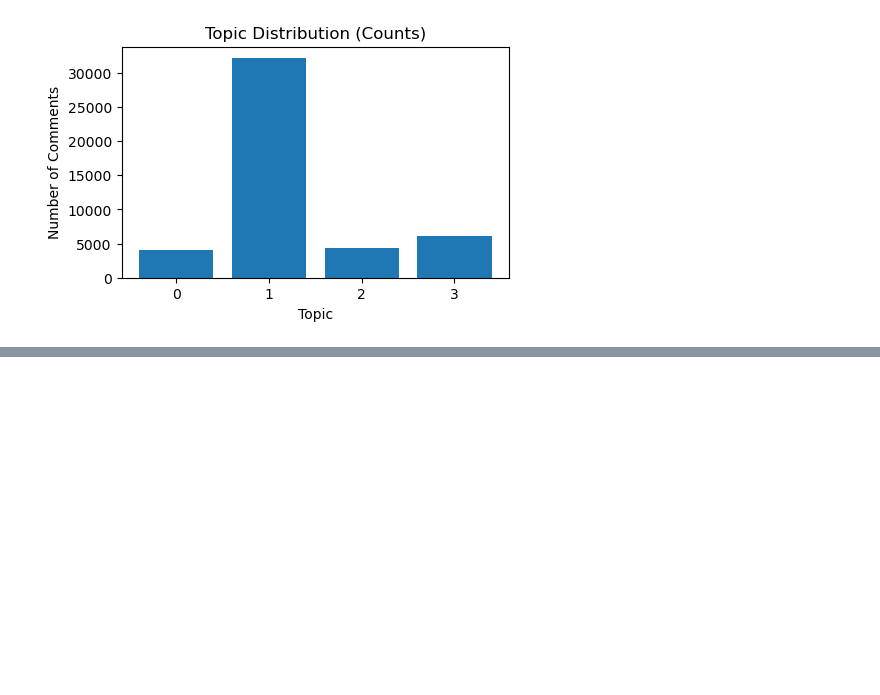
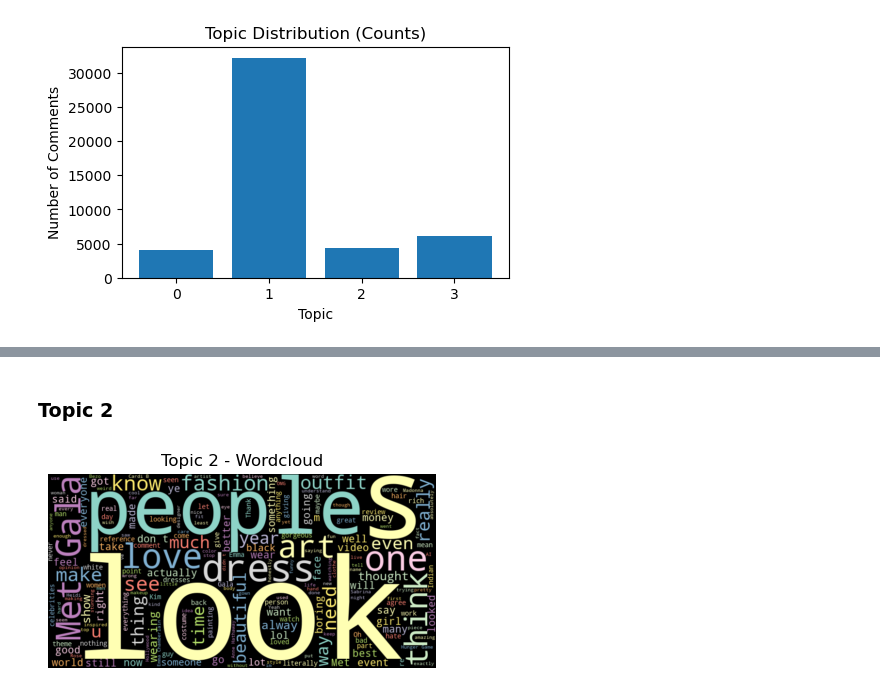
Before and after one commit to gnol-123/Network-Analysis-Project, a Jupyter notebook: notebooks/05_topic_modelling_and_analysis.ipynb, the cells around one changed output, grey strips where cells are left out. Drawn from its saved outputs; the diff is of its cells as text; code cells hidden in the pictures; blank space fills up the shorter version.

```diff
--- a/notebooks/05_topic_modelling_and_analysis.ipynb
+++ b/notebooks/05_topic_modelling_and_analysis.ipynb
@@ -762,0 +791,6 @@ plt.show()
+# %% [markdown]
+### Topic 2
+# %%
+plot_topic_wordcloud(processed_comments_df, topic_id=1)
+# %% [output]
+[figure, added]
```
Also changed, not shown: parts of 8 cells of this notebook.
